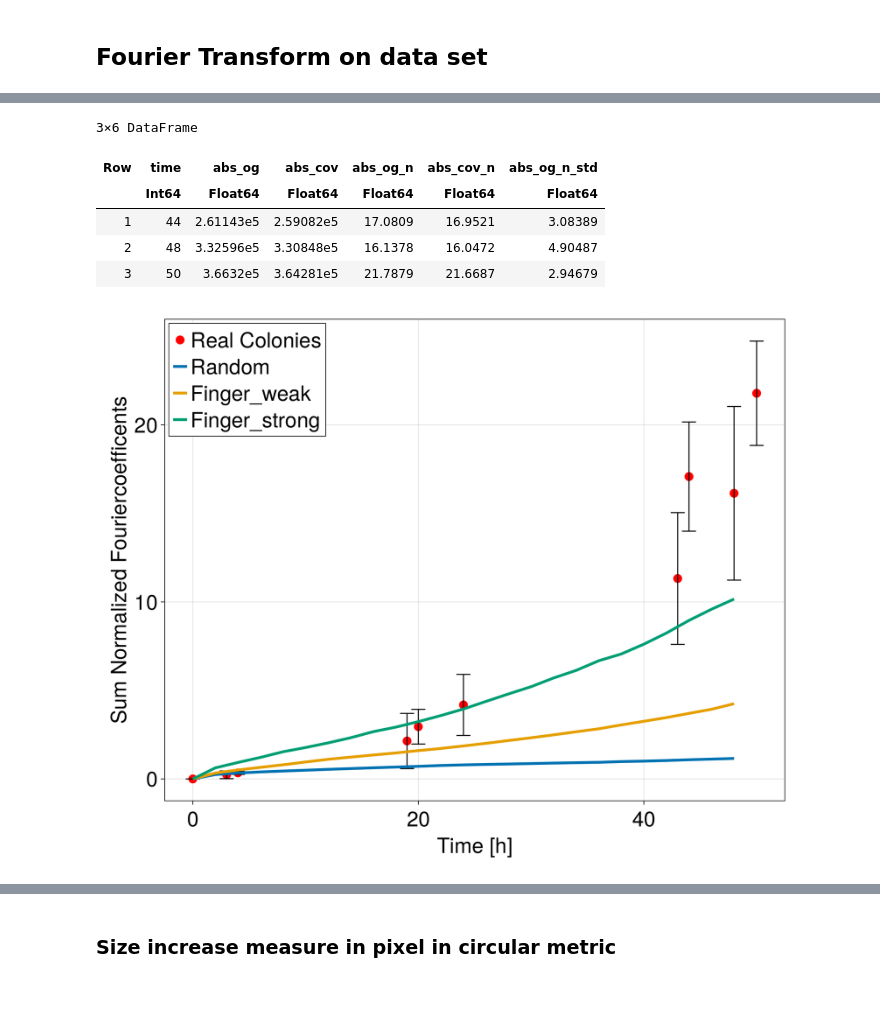
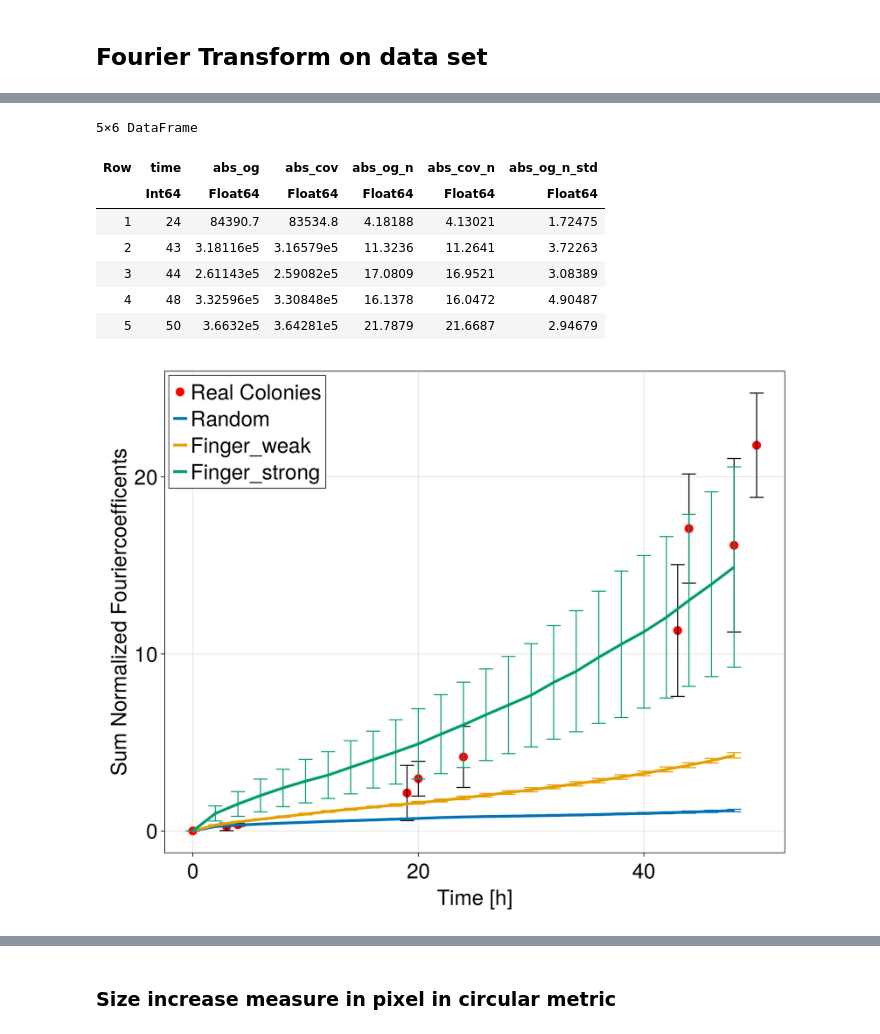
Before and after one commit to AndreasKuhn-ak/ColonyImages.jl, a Jupyter notebook: Analysis_artifical.ipynb, the cells around one changed output, grey strips where cells are left out. Drawn from its saved outputs; the diff is of its cells as text; code cells hidden in the pictures; blank space fills up the shorter version.

```diff
--- a/Analysis_artifical.ipynb
+++ b/Analysis_artifical.ipynb
@@ -30,5 +34,5 @@ end
 # %%
-data_a = deserialize(joinpath(image_data,readdir(image_data)[2]))
+data_a = deserialize(joinpath(image_data,readdir(image_data)[4]))
 first(data_a,2)
 # %% [output]
 2×8 DataFrame
@@ -109,14 +113,14 @@ ax = CairoMakie.Axis(fig1[1,1])
 scatter!(ax,pair_max_r.time,pair_max_r.pair_og, markersize = 20, color = "red")
 errorbars!(ax,pair_max_r.time,pair_max_r.pair_og, pair_max_r.pair_og_stdd,whiskerwidth = 20, color = :black)
 ax.xlabel ="Time [h]"
-ax.ylabel ="Maximum pair correlation"
+ax.ylabel ="MaxP1"
 j = 1
 for (k, i) in pairs(groupby(pair_max_single,:data_set))
     lines!(ax, i.time, i.pair_og, label = mk_label(k.data_set),linewidth = 4)
     errorbars!(ax, i.time, i.pair_og,i.pair_og_stdd )
     j += 1
 end
-axislegend(ax, position = :lt)
+axislegend(ax, position = :ct)
 save(joinpath(path,"Comparision_MaxP1.pdf"),fig1)
 fig1
 # %% [output]
@@ -126,13 +130,13 @@ fig1
 # %%
 cv_angular_max = @chain data_a begin
     groupby(:time)
-    @combine(:cv_angu = mean(std.(:metric_cov)./(mean.(:metric_cov))), :cv_angu_std = std(std.(:metric_cov)./(mean.(:metric_cov))))
+    @combine(:cv_angu = mean(std.(:metric_OG)./(mean.(:metric_OG))), :cv_angu_std = std(std.(:metric_OG)./(mean.(:metric_OG))))
 end
 first(cv_angular_max,3)
 
 cv_angular_max_single = @chain data_a begin
     groupby([:time,:data_set])
-    @combine(:cv_angu = mean(std.(:metric_cov)./(mean.(:metric_cov))), :cv_angu_std = std(std.(:metric_cov)./(mean.(:metric_cov))))
+    @combine(:cv_angu = mean(std.(:metric_OG)./(mean.(:metric_OG))), :cv_angu_std = std(std.(:metric_OG)./(mean.(:metric_OG))))
 end
 first(cv_angular_max_single,3)
 # %% [output]
@@ -257,13 +261,15 @@ DataFrameRow (14 columns)
 # %%
 abs_fftw = @chain fft_data begin
     groupby(:time)
-    @combine(:abs_og = mean(sum.(:abs_OG)) , :abs_cov = mean(sum.(:abs_cov)),:abs_og_n = mean(sum.(:abs_OG_n)),:abs_cov_n = mean(sum.(:abs_cov_n)) )
+    @combine(:abs_og = mean(sum.(:abs_OG)) , :abs_cov = mean(sum.(:abs_cov)),:abs_og_n = mean(sum.(:abs_OG_n)),:abs_cov_n = mean(sum.(:abs_cov_n))
+    ,:abs_og_std = std(sum.(:abs_OG)), :abs_cov_std = std(sum.(:abs_cov)),:abs_og_n_std = std(sum.(:abs_OG_n)),:abs_cov_n_std = std(sum.(:abs_cov_n)))
 end
 first(abs_fftw,3)
 
 abs_fftw_single = @chain fft_data begin
     groupby([:time,:data_set])
-    @combine(:abs_og = mean(sum.(:abs_OG)) , :abs_cov = mean(sum.(:abs_cov)),:abs_og_n = mean(sum.(:abs_OG_n)),:abs_cov_n = mean(sum.(:abs_cov_n)) )
+    @combine(:abs_og = mean(sum.(:abs_OG)) , :abs_cov = mean(sum.(:abs_cov)),:abs_og_n = mean(sum.(:abs_OG_n)),:abs_cov_n = mean(sum.(:abs_cov_n)),
+    :abs_og_std = std(sum.(:abs_OG)), :abs_cov_std = std(sum.(:abs_cov)),:abs_og_n_std = std(sum.(:abs_OG_n)),:abs_cov_n_std = std(sum.(:abs_cov_n)))
 end
 last(abs_fftw_single,3)
 # %% [output]
@@ -278,32 +284,34 @@ abs_fftw_r = @chain fft_data_r begin
     groupby(:time)
     @combine(:abs_og = mean(sum.(:abs_OG)) , :abs_cov = mean(sum.(:abs_cov)),:abs_og_n = mean(sum.(:abs_OG_n)),:abs_cov_n = mean(sum.(:abs_cov_n)),:abs_og_n_std = std(sum.(:abs_OG_n)) )
 end
-last(abs_fftw_r,3)
+last(abs_fftw_r,5)
 # %% [output]
-3×6 DataFrame
+5×6 DataFrame
 | Row | time | abs_og | abs_cov | abs_og_n | abs_cov_n | abs_og_n_std |
 |  | Int64 | Float64 | Float64 | Float64 | Float64 | Float64 |
-| 1 | 44 | 2.61143e5 | 2.59082e5 | 17.0809 | 16.9521 | 3.08389 |
-| 2 | 48 | 3.32596e5 | 3.30848e5 | 16.1378 | 16.0472 | 4.90487 |
-| 3 | 50 | 3.6632e5 | 3.64281e5 | 21.7879 | 21.6687 | 2.94679 |
+| 1 | 24 | 84390.7 | 83534.8 | 4.18188 | 4.13021 | 1.72475 |
+| 2 | 43 | 3.18116e5 | 3.16579e5 | 11.3236 | 11.2641 | 3.72263 |
+| 3 | 44 | 2.61143e5 | 2.59082e5 | 17.0809 | 16.9521 | 3.08389 |
+| 4 | 48 | 3.32596e5 | 3.30848e5 | 16.1378 | 16.0472 | 4.90487 |
+| 5 | 50 | 3.6632e5 | 3.64281e5 | 21.7879 | 21.6687 | 2.94679 |
 # %%
 fig5 = Figure()
 ax = CairoMakie.Axis(fig5[1,1])
 scatter!(ax,abs_fftw_r.time, abs_fftw_r.abs_og_n, color = "red")
 errorbars!(ax, abs_fftw_r.time, abs_fftw_r.abs_og_n , abs_fftw_r.abs_og_n_std, color = :black)
 ax.xlabel ="Time [h]"
 ax.ylabel ="Sum Normalized Fouriercoefficents"
 j = 1
 for (k, i) in pairs(groupby(abs_fftw_single,:data_set))
     lines!(ax, i.time, i.abs_og_n, label = mk_label(k.data_set))
-    #errorbars!(ax, i.time, i.pair_og,i.pair_og_stdd )
+    errorbars!(ax, i.time, i.abs_og_n,i.abs_og_n_std )
     j += 1
 end
 axislegend(ax, position = :lt)
-save(joinpath(path,"Comparision_fourier_coeff.pdf"),fig5)
+save(joinpath(path,"Comparision_fourier_coeff_10.pdf"),fig5)
 fig5
 # %% [output]
-[figure, old version]
+[figure, new version]
 # %%
 all_frequ = vcat(filter_fourier_beta.(fft_data.abs_OG_n)...);
 fft_data_r_old = @subset(fft_data_r, :time .> 10)
```
Also changed, not shown: parts of 18 cells of this notebook, 17 other files.
